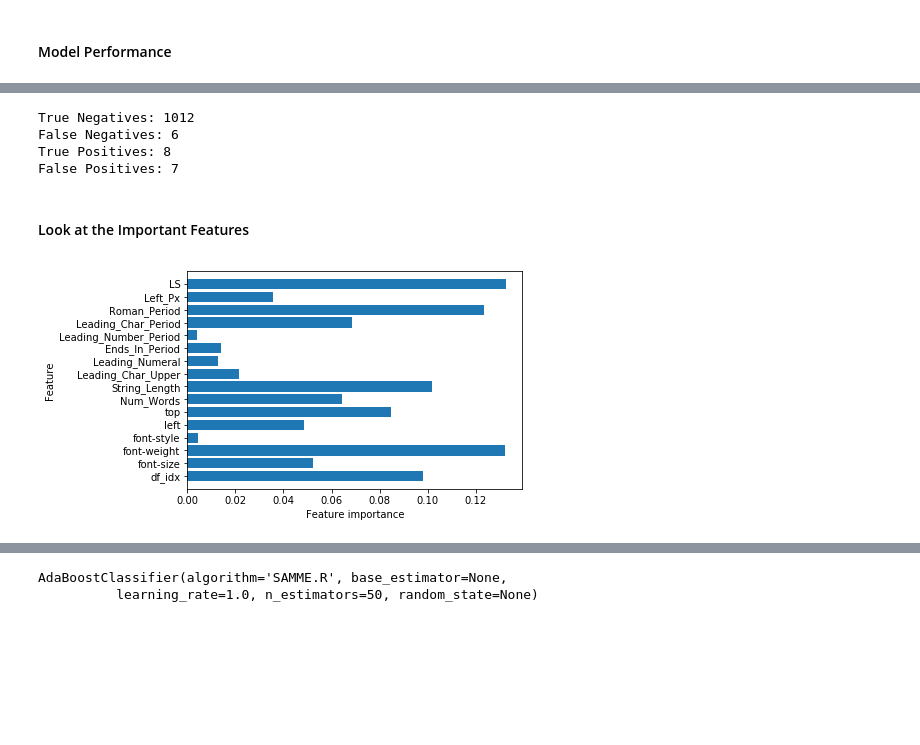
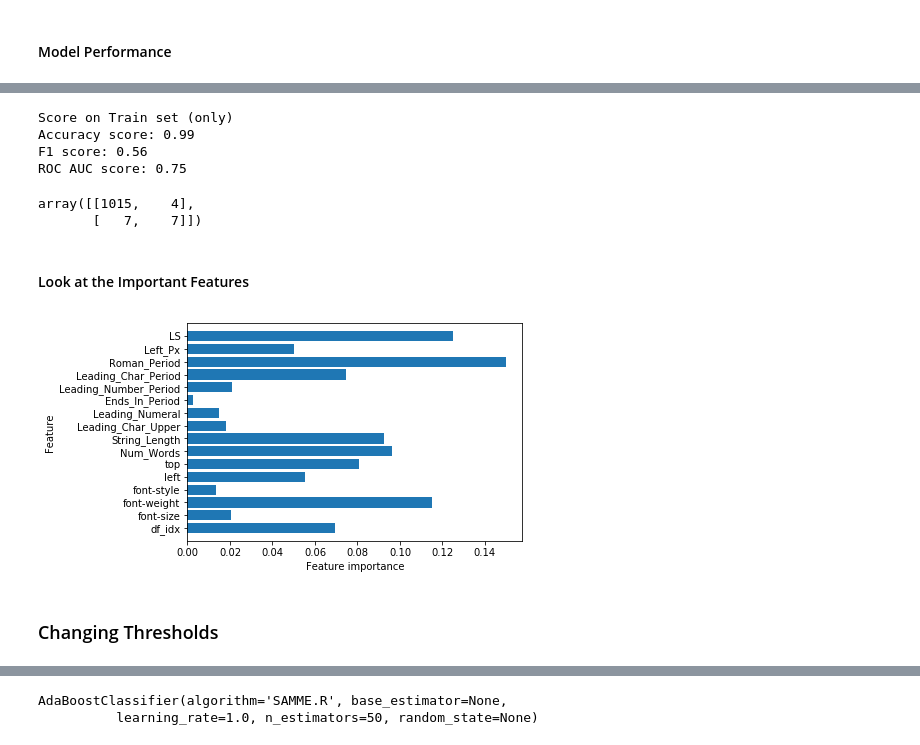
Before and after one commit to my2582/KPMGCapstone, a Jupyter notebook: module1/modelling_notebooks/First_Model.ipynb, the cells around one changed output, grey strips where cells are left out. Saved outputs shown, nothing was run; the diff lists cells and outputs as text; code cells hidden in the pictures; blank space fills up the shorter version.

```diff
--- a/module1/modelling_notebooks/First_Model.ipynb
+++ b/module1/modelling_notebooks/First_Model.ipynb
@@ -276,24 +287,20 @@ ROC AUC score: 0.78
-# %%
-cm = confusion_matrix(y_test, y_pred)
-print("True Negatives:", cm[0][0])
-print("False Negatives:", cm[1][0])
-print("True Positives:", cm[1][1])
-print("False Positives:", cm[0][1])
-# %% [output]
-True Negatives: 1012
-False Negatives: 6
-True Positives: 8
-False Positives: 7
+# %%
+metrics(y_test, y_pred)
+# %% [output]
+Score on Train set (only)
+Accuracy score: 0.99
+F1 score: 0.56
+ROC AUC score: 0.75
+# %%
+confusion_matrix(y_test, y_pred)
+# %% [output]
+array([[1015,    4],
+       [   7,    7]])
 # %% [markdown]
 #### Look at the Important Features
-# %%
-n_features =  X_test.shape[1]
-rf_feature_importances = rf.feature_importances_
-plt.barh(range(n_features), rf_feature_importances, align='center')
-plt.yticks(np.arange(n_features), list(X_test.columns.values))
-plt.xlabel("Feature importance")
-plt.ylabel("Feature")
-plt.ylim(-1, n_features)
-plt.show()
-# %% [output]
-[figure, removed]
+# %%
+feature_importances(rf.feature_importances_)
+# %% [output]
+[figure, added]
+# %% [markdown]
+### Changing Thresholds
```
Also changed, not shown: parts of 39 cells of this notebook.
